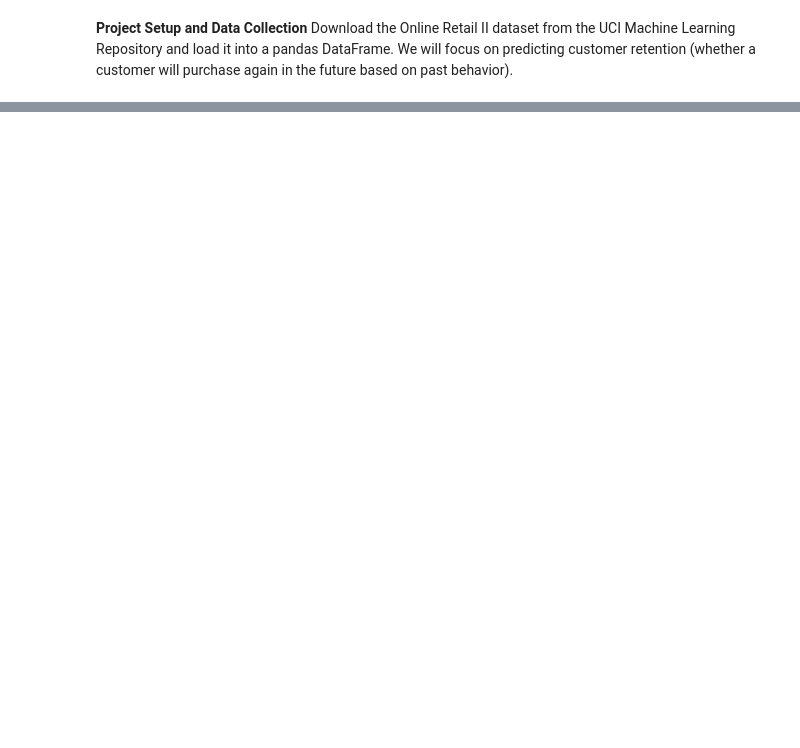
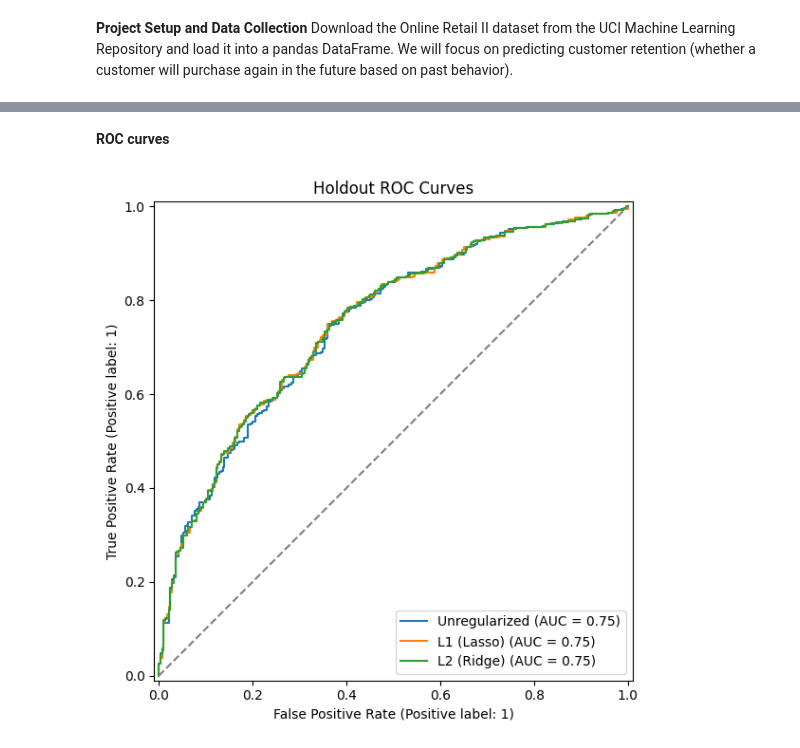
Before and after one commit to bahmedx/730, a Jupyter notebook: Predictive_Modeling_in_Marketing_Analytics.ipynb, the cells around one changed output, grey strips where cells are left out. Drawn from its saved outputs; the diff is of its cells as text; code cells hidden in the pictures; blank space fills up the shorter version.

```diff
--- a/Predictive_Modeling_in_Marketing_Analytics.ipynb
+++ b/Predictive_Modeling_in_Marketing_Analytics.ipynb
@@ -152,0 +417,15 @@ Objective: Assess model performance using precision, recall, and ROC-AUC metrics
+# %%
+for name, model in models.items():
+    print("=" * 70)
+    print(name)
+    print("=" * 70)
+
+    pred = model.predict(X_test)
+
+    print(
+        classification_report(
+            y_test,
+            pred,
+            target_names=["Not Retained", "Retained"]
+        )
+    )
@@ -152,0 +450,26 @@ Objective: Assess model performance using precision, recall, and ROC-AUC metrics
+# %% [markdown]
+**ROC curves**
+# %%
+fig, ax = plt.subplots(figsize=(8, 6))
+
+for name, model in models.items():
+    RocCurveDisplay.from_estimator(
+        model,
+        X_test,
+        y_test,
+        name=name,
+        ax=ax
+    )
+
+ax.plot(
+    [0, 1],
+    [0, 1],
+    linestyle="--",
+    color="gray"
+)
+
+ax.set_title("Holdout ROC Curves")
+plt.tight_layout()
+plt.show()
+# %% [output]
+[figure, added]
```
Also changed, not shown: parts of 42 cells of this notebook.
